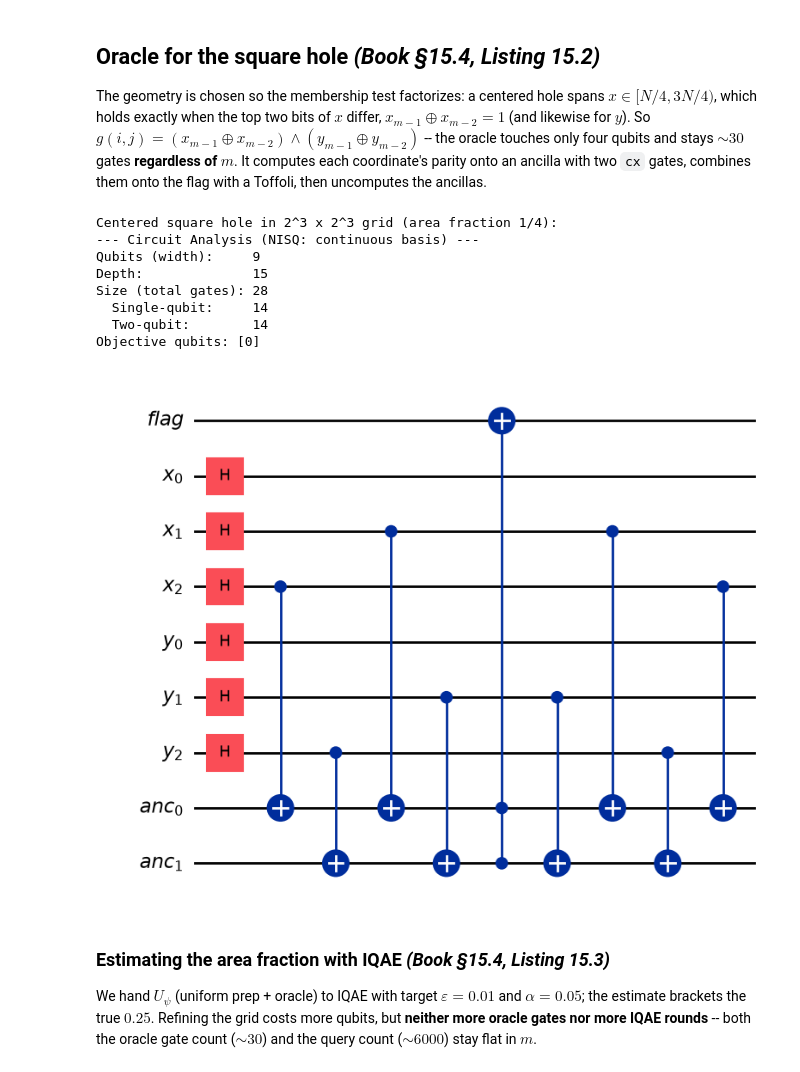
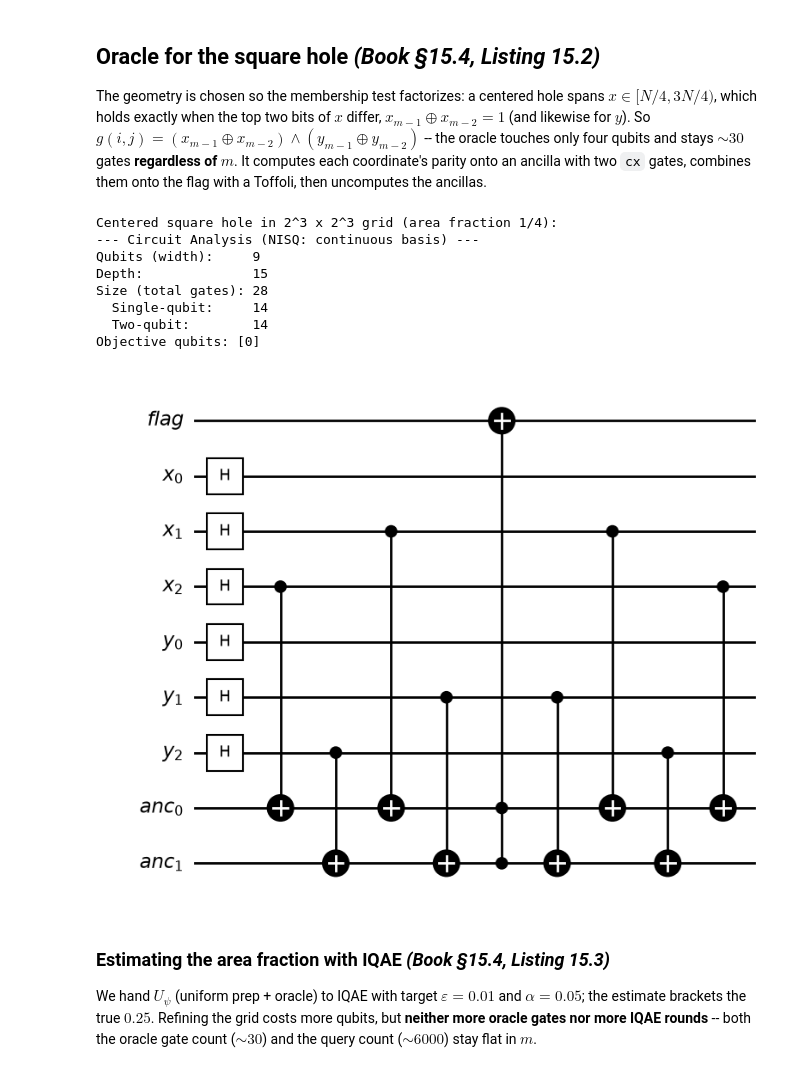
Before and after one commit to UW-ERSL/AppliedQC, a Jupyter notebook: Chapter15_QAE_notebook.ipynb, the cells around one changed output. Saved outputs shown, nothing was run; the diff lists cells and outputs as text; code cells hidden in the pictures.

```diff
--- a/Chapter15_QAE_notebook.ipynb
+++ b/Chapter15_QAE_notebook.ipynb
@@ -28,6 +28,48 @@ from qiskit.quantum_info import Statevector
 from qiskit.primitives import StatevectorSampler
 from qiskit_algorithms import IterativeAmplitudeEstimation, EstimationProblem
 from Chapter04_EngineeringProblems_functions import (truss2x2,truss2x3,truss3x3)
+from IPython.display import display
+
+# --- Figure export -------------------------------------------------
+# Circuit drawings and plots are saved as PDF (vector) for the book.
+import os
+from contextlib import contextmanager
+FIG_DIR = 'figs/Ch15-IQAE'
+
+def save_circuit(qc, name=None, folder=FIG_DIR, show=True, fold=-1, **kwargs):
+    """Draw a circuit in black and white; save it as PDF if `name` is given."""
+    fig = qc.draw('mpl', style={'name': 'bw', 'creglinecolor': '#000000'},
+                  fold=fold, **kwargs)
+    if name:
+        os.makedirs(folder, exist_ok=True)
+        fig.savefig(f'{folder}/{name}.pdf', bbox_inches='tight')
+    if show:
+        display(fig)
+    plt.close(fig)
+
+def save_plot(fig, name, folder=FIG_DIR):
+    """Save any matplotlib figure as PDF for the book."""
+    os.makedirs(folder, exist_ok=True)
+    fig.savefig(f'{folder}/{name}.pdf', bbox_inches='tight')
+    return fig
+
+@contextmanager
+def capture_plot(name, folder=FIG_DIR):
+    """Save a figure drawn by a helper that calls plt.show() itself.
+
+    The inline backend closes a figure when plt.show() runs, so plt.gcf()
+    afterwards returns a new, empty figure and writes a blank PDF."""
+    _show = plt.show
+    plt.show = lambda *a, **k: None
+    try:
+        yield
+    finally:
+        plt.show = _show
+    fig = plt.gcf()
+    os.makedirs(folder, exist_ok=True)
+    fig.savefig(f'{folder}/{name}.pdf', bbox_inches='tight')
+    display(fig)
+    plt.close(fig)
 # %% [markdown]
 ## IQAE illustrated: three rounds by hand  *(Book §15.1, Example 15.1)*
 
@@ -129,23 +173,23 @@ The geometry is chosen so the membership test factorizes: a centered hole spans
 # %%
 from Chapter09_QuantumCircuits_functions import estimateCircuitGatesNISQ
 from Chapter15_QAE_functions import square_hole_U_psi
 
 m = 3
 print(f"Centered square hole in 2^{m} x 2^{m} grid (area fraction 1/4):")
 U_psi, objective = square_hole_U_psi(m)
 estimateCircuitGatesNISQ(U_psi);
 print(f"Objective qubits: {objective}")
-display(U_psi.draw('mpl', fold=10))
+save_circuit(U_psi, 'CircuitSquareHole', fold=10)
 # %% [output]
 Centered square hole in 2^3 x 2^3 grid (area fraction 1/4):
 --- Circuit Analysis (NISQ: continuous basis) ---
 Qubits (width):     9
 Depth:              15
 Size (total gates): 28
   Single-qubit:     14
   Two-qubit:        14
 Objective qubits: [0]
-[figure, old version]
+[figure, new version]
 # %% [markdown]
 ### Estimating the area fraction with IQAE  *(Book §15.4, Listing 15.3)*
 
```
Also changed, not shown: parts of 5 cells of this notebook, 19 other files.
